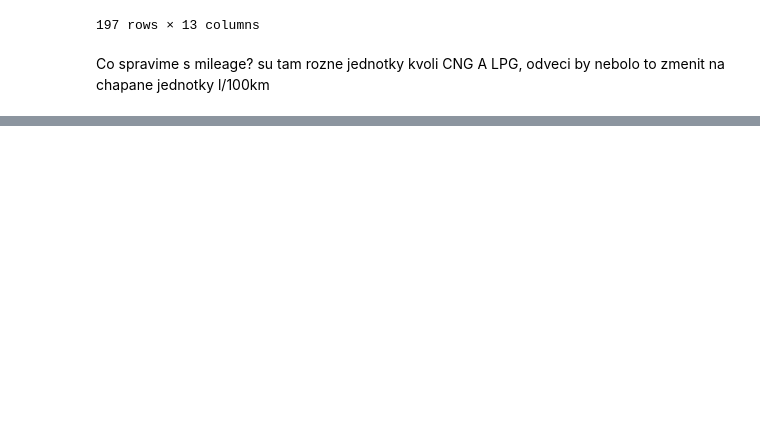
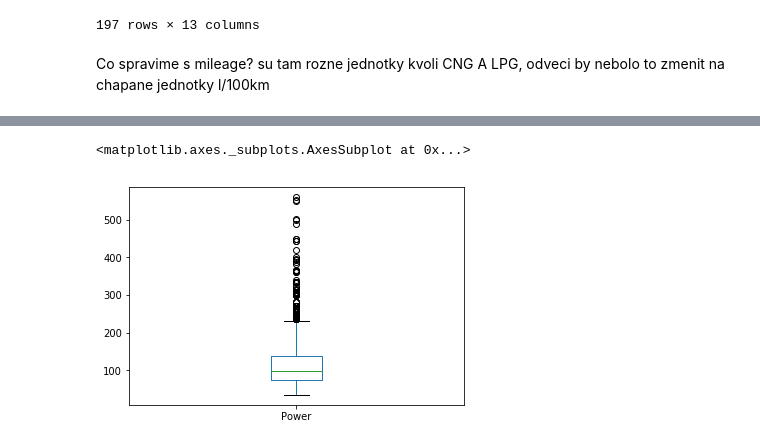
Before and after one commit to simon3358/oznal_2020, a Jupyter notebook: projekt.ipynb, the cells around one changed output, grey strips where cells are left out. Drawn from its saved outputs; the diff is of its cells as text; code cells hidden in the pictures; blank space fills up the shorter version.

```diff
--- a/projekt.ipynb
+++ b/projekt.ipynb
@@ -183,0 +253,5 @@ Korelacie porobit a hotovka
+# %%
+df.plot(kind="box",y="Power",showfliers=True)
+# %% [output]
+<matplotlib.axes._subplots.AxesSubplot at 0x...>
+[figure, added]
```
Also changed, not shown: parts of 13 cells of this notebook.
